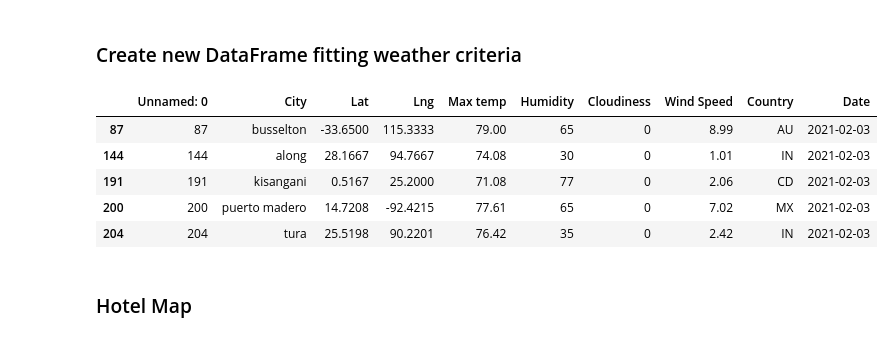
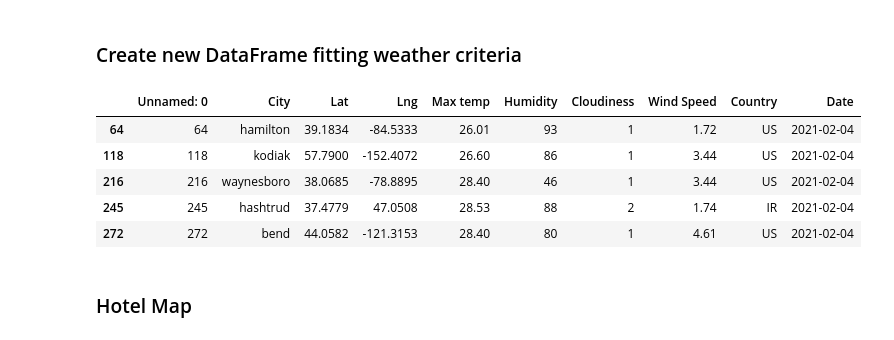
Before and after one commit to khartmann5/python-api-challenge, a Jupyter notebook: VacationPy/VacationPy.ipynb, the cells around one changed output. Drawn from its saved outputs; the diff is of its cells as text; code cells hidden in the pictures.

```diff
--- a/VacationPy/VacationPy.ipynb
+++ b/VacationPy/VacationPy.ipynb
@@ -44,16 +44,16 @@ fig
 # %% [markdown]
 ### Create new DataFrame fitting weather criteria
 # %%
-ideal_conditions_df = cities_df.loc[(cities_df["Max temp"] > 70) & (cities_df["Max temp"] < 80) & (cities_df["Wind Speed"] < 10) & (cities_df["Cloudiness"] == 0)]
+ideal_conditions_df = cities_df.loc[(cities_df["Max temp"] > 20) & (cities_df["Max temp"] < 30) & (cities_df["Wind Speed"] < 10) & (cities_df["Cloudiness"] <50)]
 ideal_conditions_df = ideal_conditions_df.dropna(how="any")
 ideal_conditions_df.head()
 # %% [output]
 |  | Unnamed: 0 | City | Lat | Lng | Max temp | Humidity | Cloudiness | Wind Speed | Country | Date |
-| 87 | 87 | busselton | -33.6500 | 115.3333 | 79.00 | 65 | 0 | 8.99 | AU | 2021-02-03 |
-| 144 | 144 | along | 28.1667 | 94.7667 | 74.08 | 30 | 0 | 1.01 | IN | 2021-02-03 |
-| 191 | 191 | kisangani | 0.5167 | 25.2000 | 71.08 | 77 | 0 | 2.06 | CD | 2021-02-03 |
-| 200 | 200 | puerto madero | 14.7208 | -92.4215 | 77.61 | 65 | 0 | 7.02 | MX | 2021-02-03 |
-| 204 | 204 | tura | 25.5198 | 90.2201 | 76.42 | 35 | 0 | 2.42 | IN | 2021-02-03 |
+| 64 | 64 | hamilton | 39.1834 | -84.5333 | 26.01 | 93 | 1 | 1.72 | US | 2021-02-04 |
+| 118 | 118 | kodiak | 57.7900 | -152.4072 | 26.60 | 86 | 1 | 3.44 | US | 2021-02-04 |
+| 216 | 216 | waynesboro | 38.0685 | -78.8895 | 28.40 | 46 | 1 | 3.44 | US | 2021-02-04 |
+| 245 | 245 | hashtrud | 37.4779 | 47.0508 | 28.53 | 88 | 2 | 1.74 | IR | 2021-02-04 |
+| 272 | 272 | bend | 44.0582 | -121.3153 | 28.40 | 80 | 1 | 4.61 | US | 2021-02-04 |
 # %% [markdown]
 ### Hotel Map
 # %%
```
Also changed, not shown: parts of 4 cells of this notebook, 22 other files.
